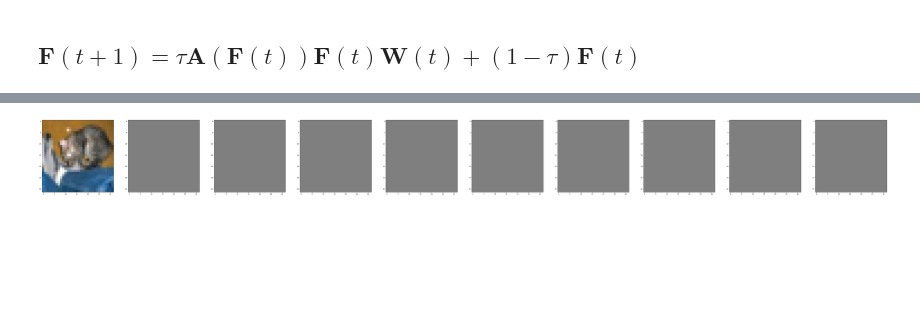
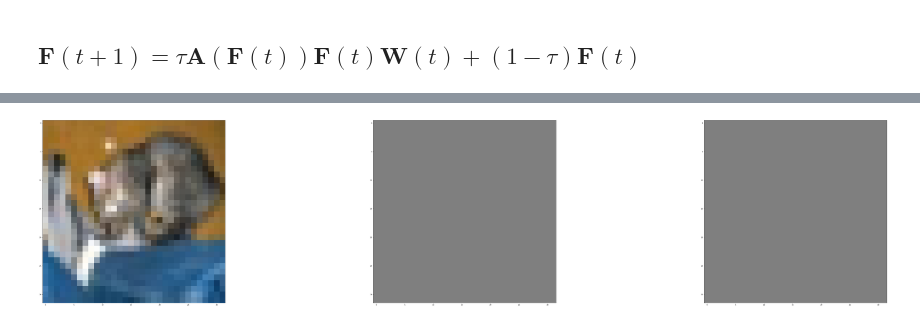
Before and after one commit to jean72human/transformers-as-gradient-flow, a Jupyter notebook: RandomExp2-Linear.ipynb, the cells around one changed output, grey strips where cells are left out. Cells and saved outputs as stored; diff of their text form; code cells hidden in the pictures; blank space fills up the shorter version.

```diff
--- a/RandomExp2-Linear.ipynb
+++ b/RandomExp2-Linear.ipynb
@@ -163,5 +192,5 @@ plot_differences(differences)
 # %%
 if patch_size == 1 and dim==3:
     images = get_images(outputs)
-    plot_images_full([images[0],images[-1]])
+    plot_images_full([images[0],images[32],images[-1]])
 # %% [output]
@@ -170,7 +198,7 @@ Clipping input data to the valid range for imshow with RGB data ([0..1] for floa
 # %% [markdown]
 ## $\mathbf{F}(t+1) = \tau \bar{\mathbf{A}}(\mathbf{F}(t))\mathbf{F}(t)\mathbf{W}(t) + \mathbf{F}(t)$
 # %%
-outputs = get_output(data_batch,'I')
+outputs = get_output(X0,'I')
 # %%
 similarities = get_similarities(outputs)
 plot_similarities(similarities)
@@ -184,7 +212,7 @@ plot_differences(differences)
 # %%
 if patch_size == 1 and dim==3:
     images = get_images(outputs)
-    plot_images(images)
+    plot_images_full([images[0],images[32],images[-1]])
 # %% [output]
 Clipping input data to the valid range for imshow with RGB data ([0..1] for floats or [0..255] for integers).
 Clipping input data to the valid range for imshow with RGB data ([0..1] for floats or [0..255] for integers).
@@ -199,7 +220,7 @@ Clipping input data to the valid range for imshow with RGB data ([0..1] for floa
 # %% [markdown]
 ## $\mathbf{F}(t+1) = \tau \mathbf{A}(\mathbf{F}(t))\mathbf{F}(t)\mathbf{W}(t) + (1 - \tau) \mathbf{F}(t)$
 # %%
-outputs = get_output(data_batch,'FT')
+outputs = get_output(X0,'FT')
 # %%
 similarities = get_similarities(outputs)
 plot_similarities(similarities)
@@ -213,6 +234,6 @@ plot_differences(differences)
 # %%
 if patch_size == 1 and dim==3:
     images = get_images(outputs)
-    plot_images(images)
+    plot_images_full([images[0],images[32],images[-1]])
 # %% [output]
-[figure, old version]
+[figure, new version]
```
Also changed, not shown: parts of 16 cells of this notebook, 2 other files.
